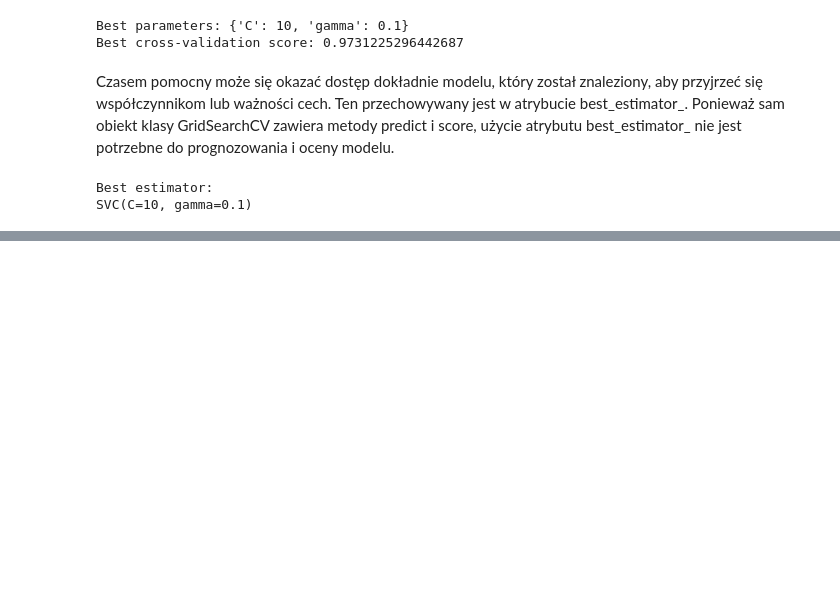
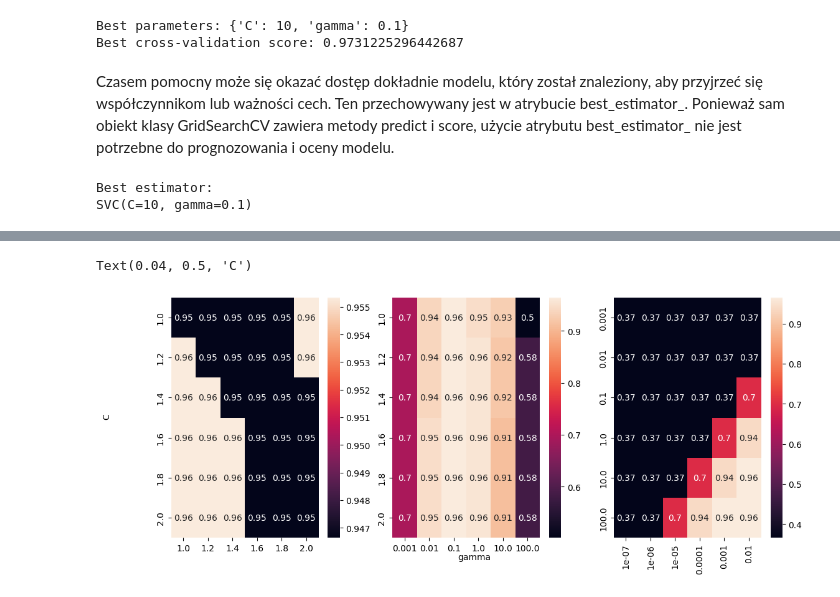
Before and after one commit to jakubtwalczak/Muller_Guido_Introduction_to_ML, a Jupyter notebook: Rozdział_5_Ocena_i_doskonalenie_modelu.ipynb, the cells around one changed output, grey strips where cells are left out. Cells and saved outputs as stored; diff of their text form; code cells hidden in the pictures; blank space fills up the shorter version.

```diff
--- a/Rozdział_5_Ocena_i_doskonalenie_modelu.ipynb
+++ b/Rozdział_5_Ocena_i_doskonalenie_modelu.ipynb
@@ -344,0 +380,16 @@ SVC(C=10, gamma=0.1)
+# %%
+fig, axes = plt.subplots(1, 3, figsize=(13, 5))
+param_grid_linear = {'C': np.linspace(1, 2, 6), 'gamma': np.linspace(1, 2, 6)}
+param_grid_one_log = {'C': np.linspace(1, 2, 6), 'gamma': np.logspace(-3, 2, 6)}
+param_grid_range = {'C': np.logspace(-3, 2, 6), 'gamma': np.logspace(-7, -2, 6)}
+for param_grid, ax in zip([param_grid_linear, param_grid_one_log, param_grid_range], axes):
+    grid_search = GridSearchCV(SVC(), param_grid, cv=5)
+    grid_search.fit(X_train, y_train)
+    scores = grid_search.cv_results_['mean_test_score'].reshape(6, 6)
+    sns.heatmap(scores, xticklabels=param_grid['gamma'], yticklabels=param_grid['C'], ax=ax, annot=True)
+
+fig.text(0.5, 0.04, 'gamma', ha='center')
+fig.text(0.04, 0.5, 'C', va='center', rotation='vertical')
+# %% [output]
+Text(0.04, 0.5, 'C')
+[figure, added]
```
Also changed, not shown: parts of 8 cells of this notebook.
